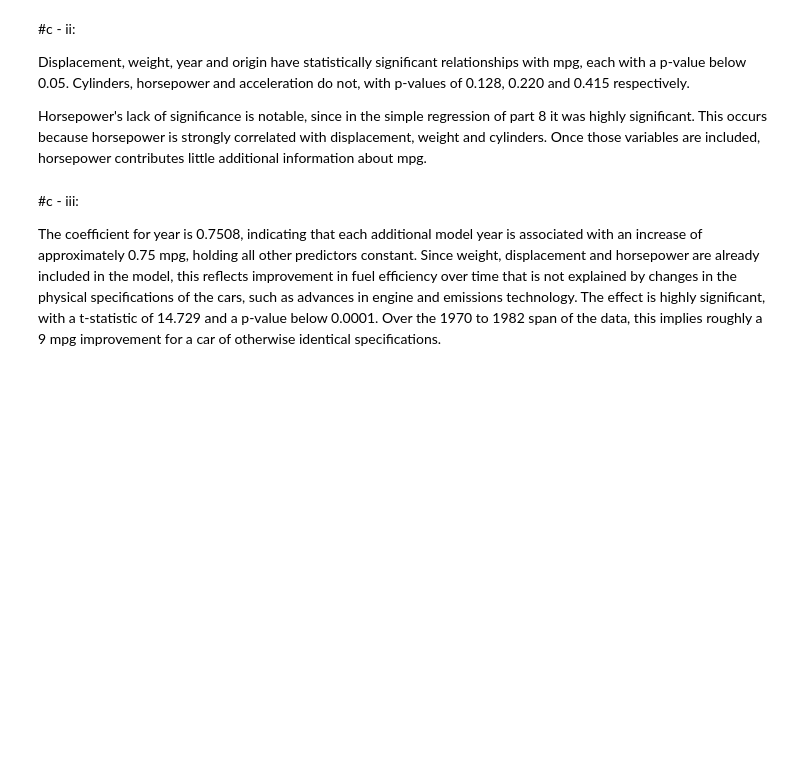
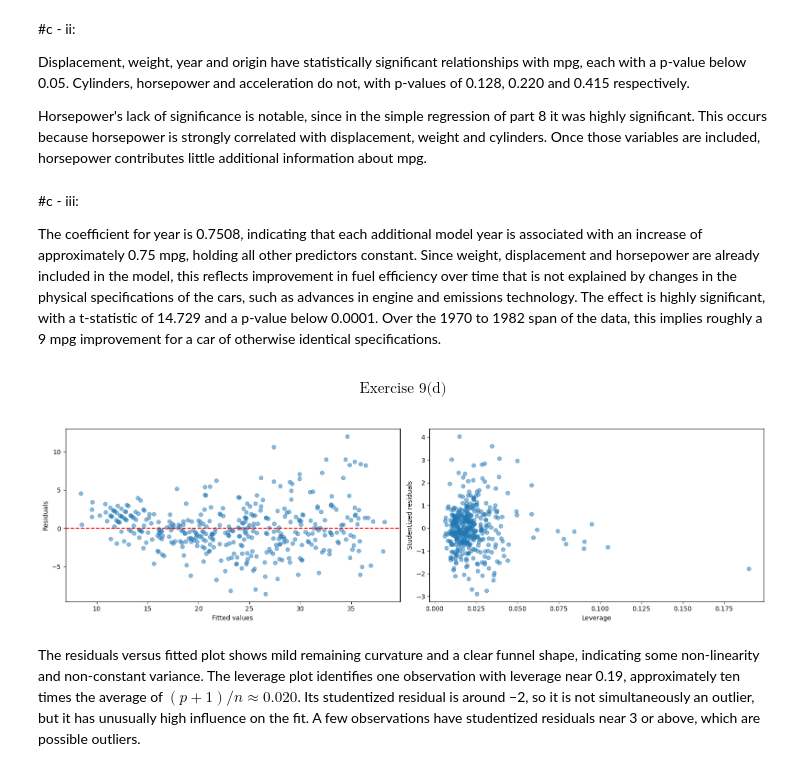
Before and after one commit to fatima-zahra20/ISLP-Solutions, a Jupyter notebook: MySolutionISLP_02.ipynb, the cells around one changed output. Saved outputs shown, nothing was run; the diff lists cells and outputs as text; code cells hidden in the pictures; blank space fills up the shorter version.

Commit message:
interaction term - non linearity diagnosis

```diff
--- a/MySolutionISLP_02.ipynb
+++ b/MySolutionISLP_02.ipynb
@@ -397,3 +397,26 @@ Horsepower's lack of significance is notable, since in the simple regression of
 #c - iii:
 
 The coefficient for year is 0.7508, indicating that each additional model year is associated with an increase of approximately 0.75 mpg, holding all other predictors constant. Since weight, displacement and horsepower are already included in the model, this reflects improvement in fuel efficiency over time that is not explained by changes in the physical specifications of the cars, such as advances in engine and emissions technology. The effect is highly significant, with a t-statistic of 14.729 and a p-value below 0.0001. Over the 1970 to 1982 span of the data, this implies roughly a 9 mpg improvement for a car of otherwise identical specifications.
+# %% [markdown]
+**$$\text{Exercise 9(d)}$$**
+# %%
+y = auto['mpg']
+X = auto.drop(columns=['name', 'mpg'])
+X = sm.add_constant(X)
+model = sm.OLS(y, X).fit()
+# %%
+fig, axes = plt.subplots(1, 2, figsize=(16, 4.5))
+
+axes[0].scatter(model.fittedvalues, model.resid, alpha=0.5)
+axes[0].axhline(0, color='r', ls='--')
+axes[0].set_xlabel('Fitted values'); axes[0].set_ylabel('Residuals')
+
+infl = model.get_influence()
+axes[1].scatter(infl.hat_matrix_diag, infl.resid_studentized_internal, alpha=0.5)
+axes[1].set_xlabel('Leverage'); axes[1].set_ylabel('Studentized residuals')
+
+plt.tight_layout()
+# %% [output]
+[figure, added]
+# %% [markdown]
+ The residuals versus fitted plot shows mild remaining curvature and a clear funnel shape, indicating some non-linearity and non-constant variance. The leverage plot identifies one observation with leverage near 0.19, approximately ten times the average of $(p+1)/n \approx 0.020$. Its studentized residual is around −2, so it is not simultaneously an outlier, but it has unusually high influence on the fit. A few observations have studentized residuals near 3 or above, which are possible outliers.
```
Also changed, not shown: parts of 4 cells of this notebook.
